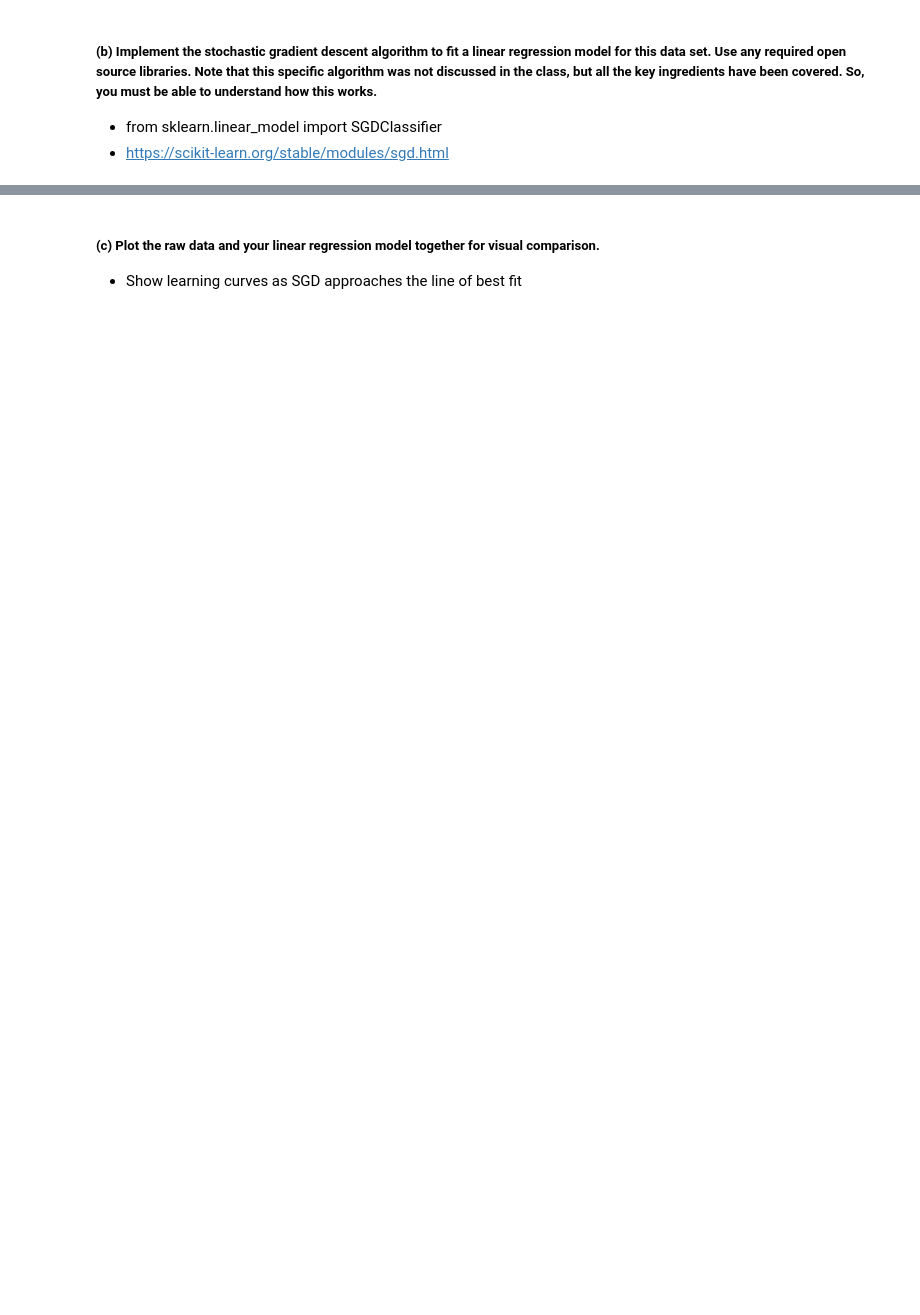
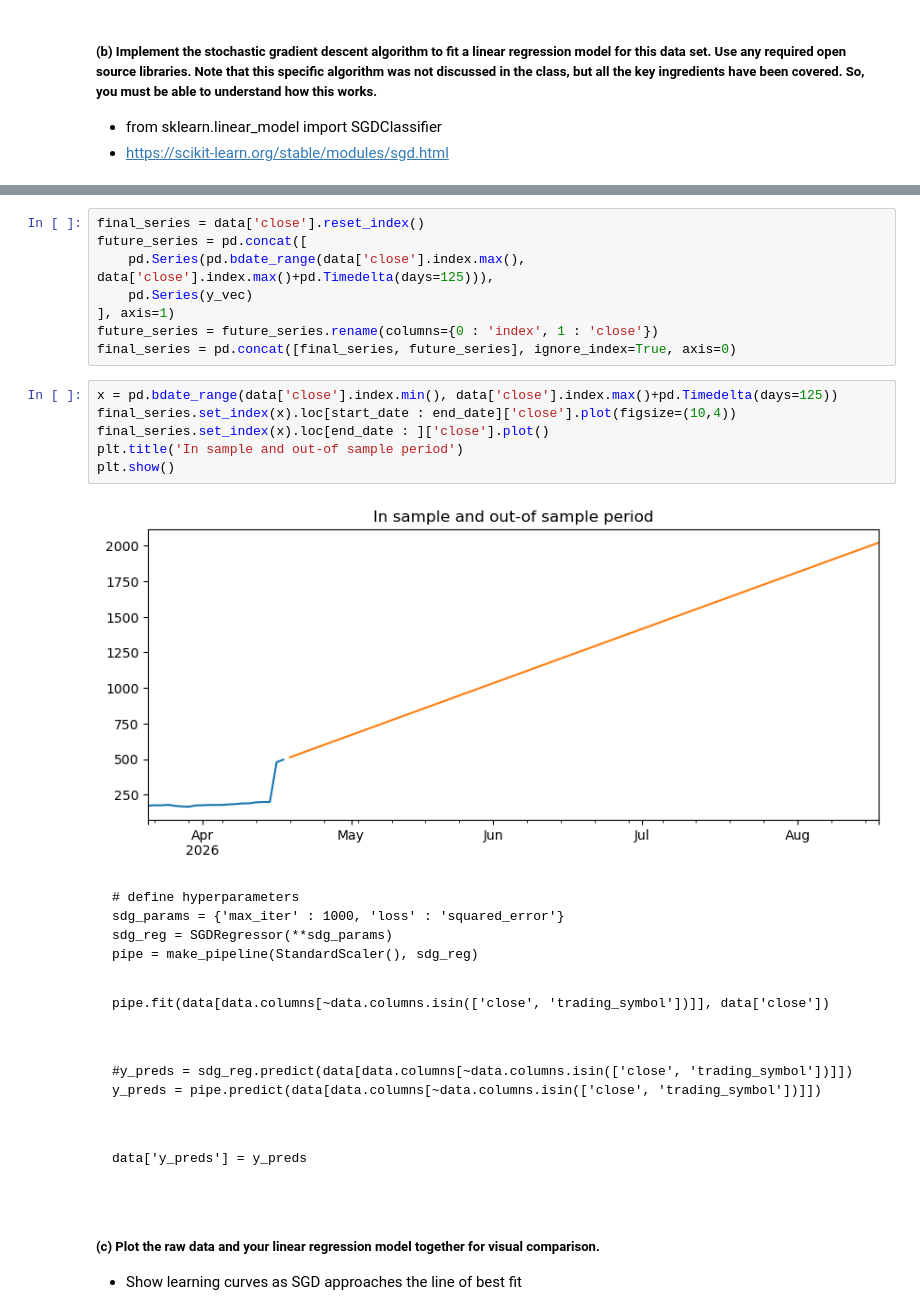
Before and after one commit to AhmadShah-1/BigDataAnalytics, a Jupyter notebook: Chris/midterm2.ipynb, the cells around one changed output, grey strips where cells are left out. Cells and saved outputs as stored; diff of their text form; blank space fills up the shorter version.

````diff
--- a/Chris/midterm2.ipynb
+++ b/Chris/midterm2.ipynb
@@ -251,3 +368,36 @@ data['y_preds'] = y_preds
+# %%
+final_series = data['close'].reset_index()
+future_series = pd.concat([
+    pd.Series(pd.bdate_range(data['close'].index.max(), data['close'].index.max()+pd.Timedelta(days=125))),
+    pd.Series(y_vec)
+], axis=1)
+future_series = future_series.rename(columns={0 : 'index', 1 : 'close'})
+final_series = pd.concat([final_series, future_series], ignore_index=True, axis=0)
+# %%
+x = pd.bdate_range(data['close'].index.min(), data['close'].index.max()+pd.Timedelta(days=125))
+final_series.set_index(x).loc[start_date : end_date]['close'].plot(figsize=(10,4))
+final_series.set_index(x).loc[end_date : ]['close'].plot()
+plt.title('In sample and out-of sample period')
+plt.show()
+# %% [output]
+[figure, added]
+# %% [markdown]
+```
+# define hyperparameters
+sdg_params = {'max_iter' : 1000, 'loss' : 'squared_error'}
+sdg_reg = SGDRegressor(**sdg_params)
+pipe = make_pipeline(StandardScaler(), sdg_reg)
+```
+# %% [markdown]
+```
+pipe.fit(data[data.columns[~data.columns.isin(['close', 'trading_symbol'])]], data['close'])
+# %% [markdown]
+```
+#y_preds = sdg_reg.predict(data[data.columns[~data.columns.isin(['close', 'trading_symbol'])]])
+y_preds = pipe.predict(data[data.columns[~data.columns.isin(['close', 'trading_symbol'])]])
+# %% [markdown]
+```
+data['y_preds'] = y_preds
 # %% [markdown]
 ##### (c) Plot the raw data and your linear regression model together for visual comparison.
 - Show learning curves as SGD approaches the line of best fit
````
Also changed, not shown: parts of 23 cells of this notebook.
